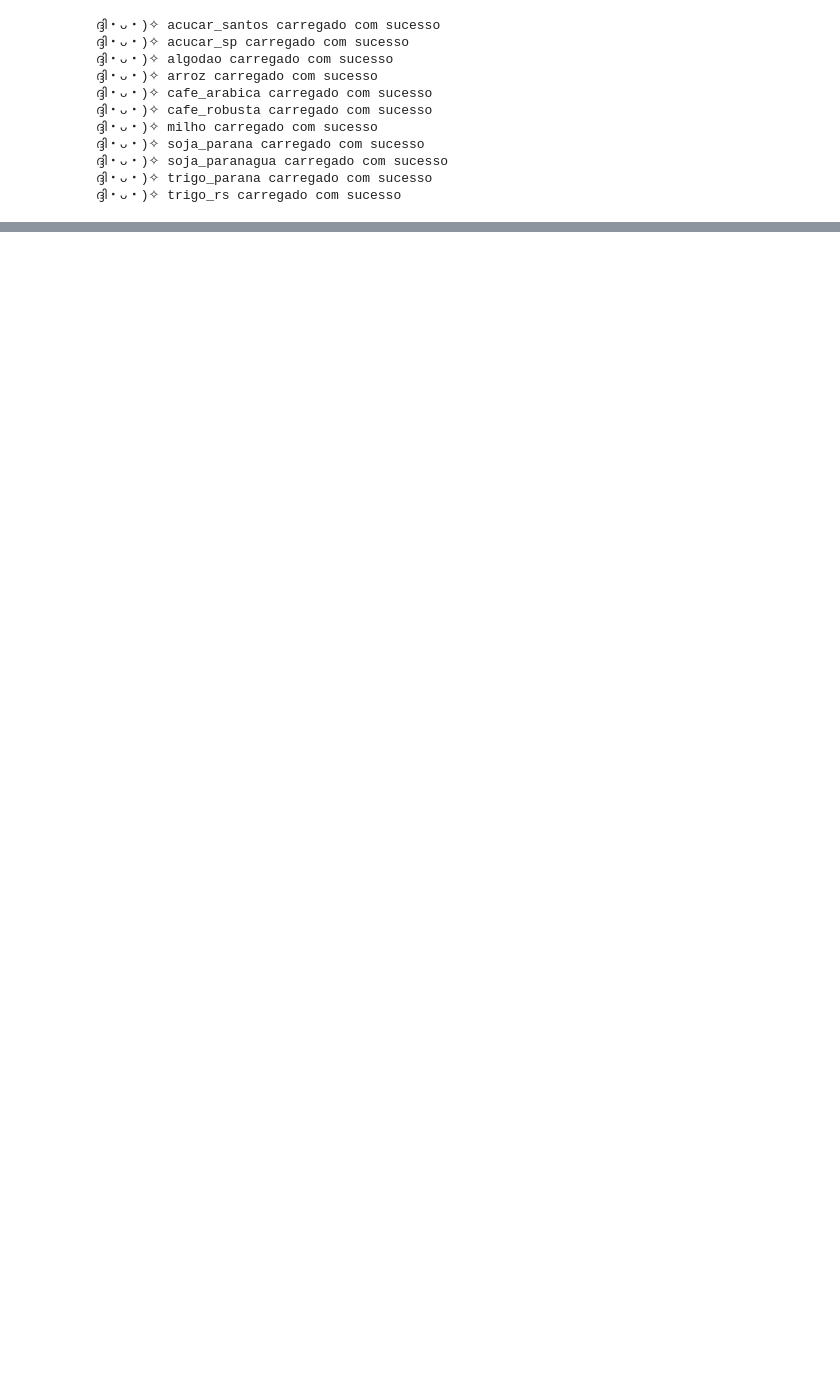
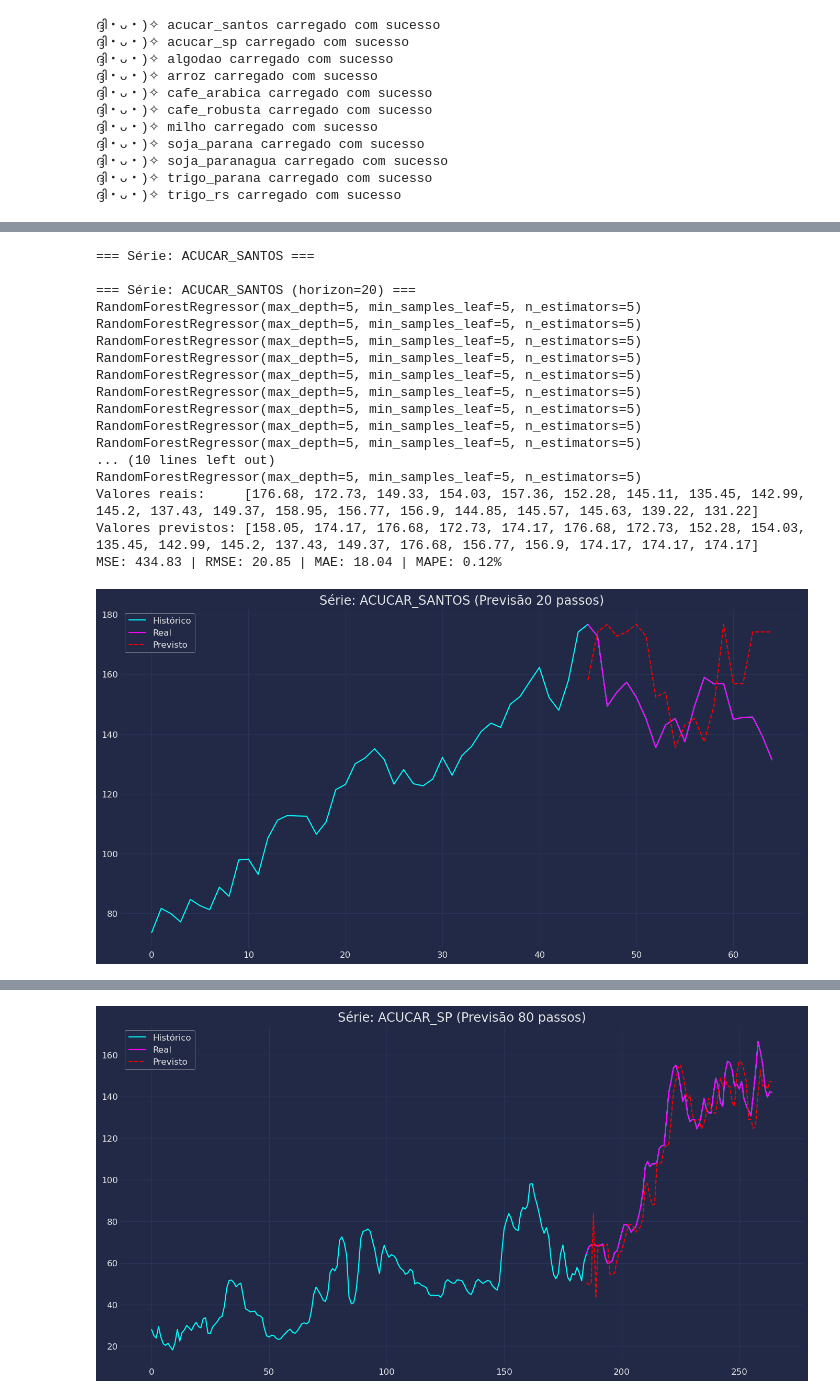
Before and after one commit to MateusVasc/sistemas-multiplos-preditores-commodities, a Jupyter notebook: src/models/ensemble/dynamic_selection/dcs_la/dcs_la.ipynb, the cells around one changed output, grey strips where cells are left out. Saved outputs shown, nothing was run; the diff lists cells and outputs as text; code cells hidden in the pictures; blank space fills up the shorter version.

```diff
--- a/src/models/ensemble/dynamic_selection/dcs_la/dcs_la.ipynb
+++ b/src/models/ensemble/dynamic_selection/dcs_la/dcs_la.ipynb
@@ -68,3 +180,17 @@ df_brl = CommodityLoader.load_all_commodities(currency='BRL', preprocessing=True
 ദ്ദി・ᴗ・)✧ trigo_rs carregado com sucesso
 # %%
 df_brl['unique_id'].unique()
+
+series_test_sizes = {
+    "ACUCAR_SANTOS": 20,
+    "ACUCAR_SP": 80,
+    "ALGODAO": 105,
+    "ARROZ": 72,
+    "CAFE_ARABICA": 104,
+    "CAFE_ROBUSTA": 87,
+    "MILHO": 75,
+    "SOJA_PARANA": 101,
+    "SOJA_PARANAGUA": 70,
+    "TRIGO_PARANA": 77,
+    "TRIGO_RS": 77
+}
@@ -164,0 +197,65 @@ MSE: 131179.11 | RMSE: 362.19 | MAE: 345.75 | MAPE: 0.22%
+# %%
+dcs = DCSLARegressor(models, top_k=1, similarity='euclidean')
+
+results = []
+
+for uid in df_brl['unique_id'].unique():
+    print(f"\n=== Série: {uid} ===")
+
+    horizon = series_test_sizes.get(uid)
+    print(f"\n=== Série: {uid} (horizon={horizon}) ===")
+    y_series = df_brl[df_brl['unique_id'] == uid]['y'].values
+    forecast, y_real_future = dcs.predict(y_series, horizon=horizon)
+
+    mse = mean_squared_error(y_real_future, forecast)
+    rmse = root_mean_squared_error(y_real_future, forecast)
+    mae = mean_absolute_error(y_real_future, forecast)
+    mape = mean_absolute_percentage_error(y_real_future, forecast)
+
+    results.append({
+        "unique_id": uid,
+        "horizon": horizon,
+        "mse": mse,
+        "rmse": rmse,
+        "mae": mae,
+        "mape": mape,
+        "y_real_future": y_real_future,
+        "forecast": forecast
+    })
+
+    print("Valores reais:    ", np.round(y_real_future, 2).tolist())
+    print("Valores previstos:", np.round(forecast, 2).tolist())
+    print(f"MSE: {mse:.2f} | RMSE: {rmse:.2f} | MAE: {mae:.2f} | MAPE: {mape:.2f}%")
+
+    # plotar série inteira
+    plt.figure(figsize=(15, 8))
+    plt.plot(y_series, label="Histórico", color="cyan")
+    plt.plot(range(len(y_series)-horizon, len(y_series)), y_real_future, label="Real", color="fuchsia")
+    plt.plot(range(len(y_series)-horizon, len(y_series)), forecast, label="Previsto", color="red", linestyle="--")
+    plt.title(f"Série: {uid} (Previsão {horizon} passos)")
+    plt.legend()
+    plt.show()
+
+# Converter resultados em DataFrame para análise geral
+df_results = pd.DataFrame(results)
+print("\nResumo das métricas:")
+print(df_results[["unique_id", "mse", "rmse", "mae", "mape"]])
+# %% [output]
+=== Série: ACUCAR_SANTOS ===
+
+=== Série: ACUCAR_SANTOS (horizon=20) ===
+RandomForestRegressor(max_depth=5, min_samples_leaf=5, n_estimators=5)
+RandomForestRegressor(max_depth=5, min_samples_leaf=5, n_estimators=5)
+RandomForestRegressor(max_depth=5, min_samples_leaf=5, n_estimators=5)
+RandomForestRegressor(max_depth=5, min_samples_leaf=5, n_estimators=5)
+RandomForestRegressor(max_depth=5, min_samples_leaf=5, n_estimators=5)
+RandomForestRegressor(max_depth=5, min_samples_leaf=5, n_estimators=5)
+RandomForestRegressor(max_depth=5, min_samples_leaf=5, n_estimators=5)
+RandomForestRegressor(max_depth=5, min_samples_leaf=5, n_estimators=5)
+RandomForestRegressor(max_depth=5, min_samples_leaf=5, n_estimators=5)
+... (10 lines left out)
+RandomForestRegressor(max_depth=5, min_samples_leaf=5, n_estimators=5)
+Valores reais:     [176.68, 172.73, 149.33, 154.03, 157.36, 152.28, 145.11, 135.45, 142.99, 145.2, 137.43, 149.37, 158.95, 156.77, 156.9, 144.85, 145.57, 145.63, 139.22, 131.22]
+Valores previstos: [158.05, 174.17, 176.68, 172.73, 174.17, 176.68, 172.73, 152.28, 154.03, 135.45, 142.99, 145.2, 137.43, 149.37, 176.68, 156.77, 156.9, 174.17, 174.17, 174.17]
+MSE: 434.83 | RMSE: 20.85 | MAE: 18.04 | MAPE: 0.12%
+[figure, added]
@@ -164,0 +279 @@ MSE: 131179.11 | RMSE: 362.19 | MAE: 345.75 | MAPE: 0.22%
+[figure, added]
```
Also changed, not shown: parts of 9 cells of this notebook, 8 other files.
